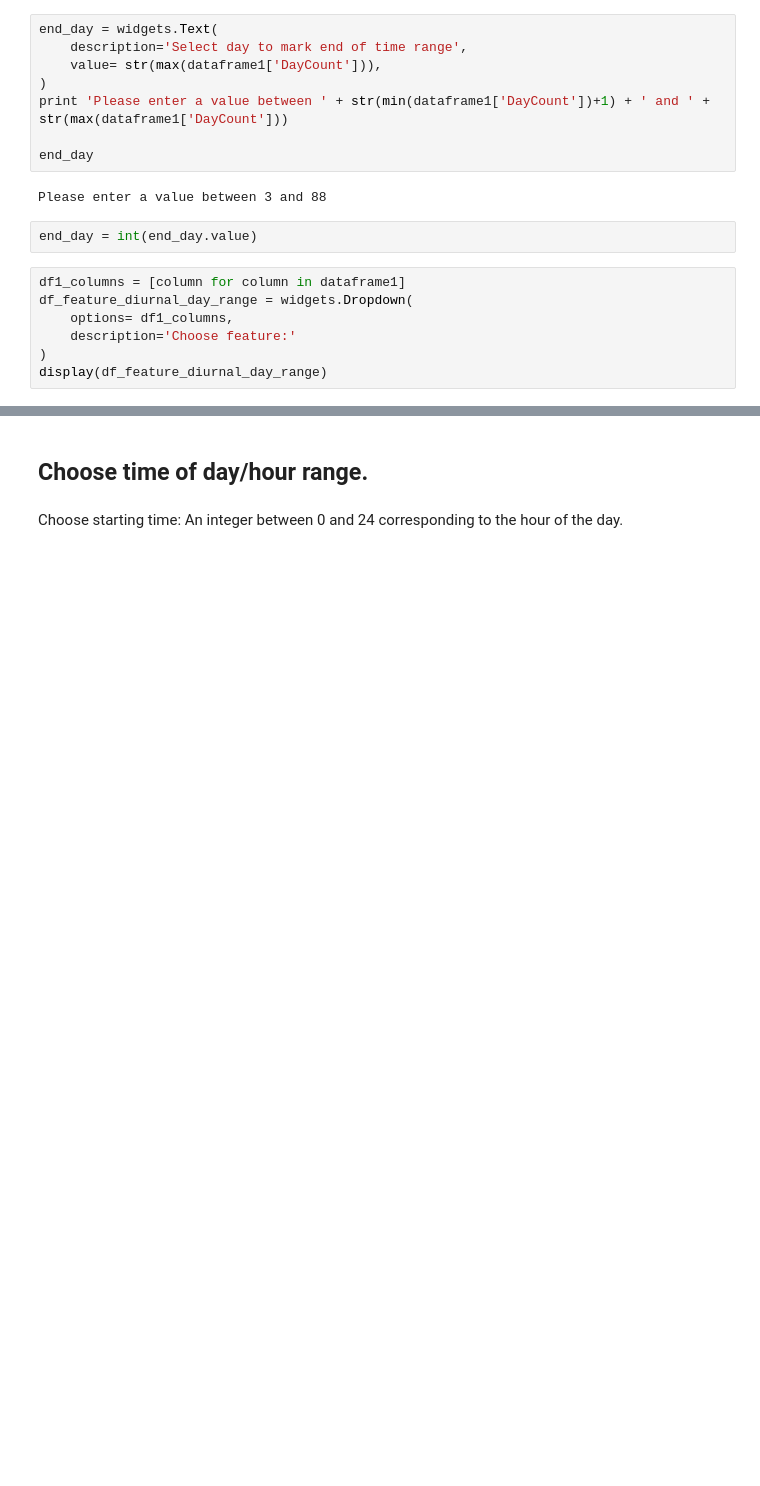
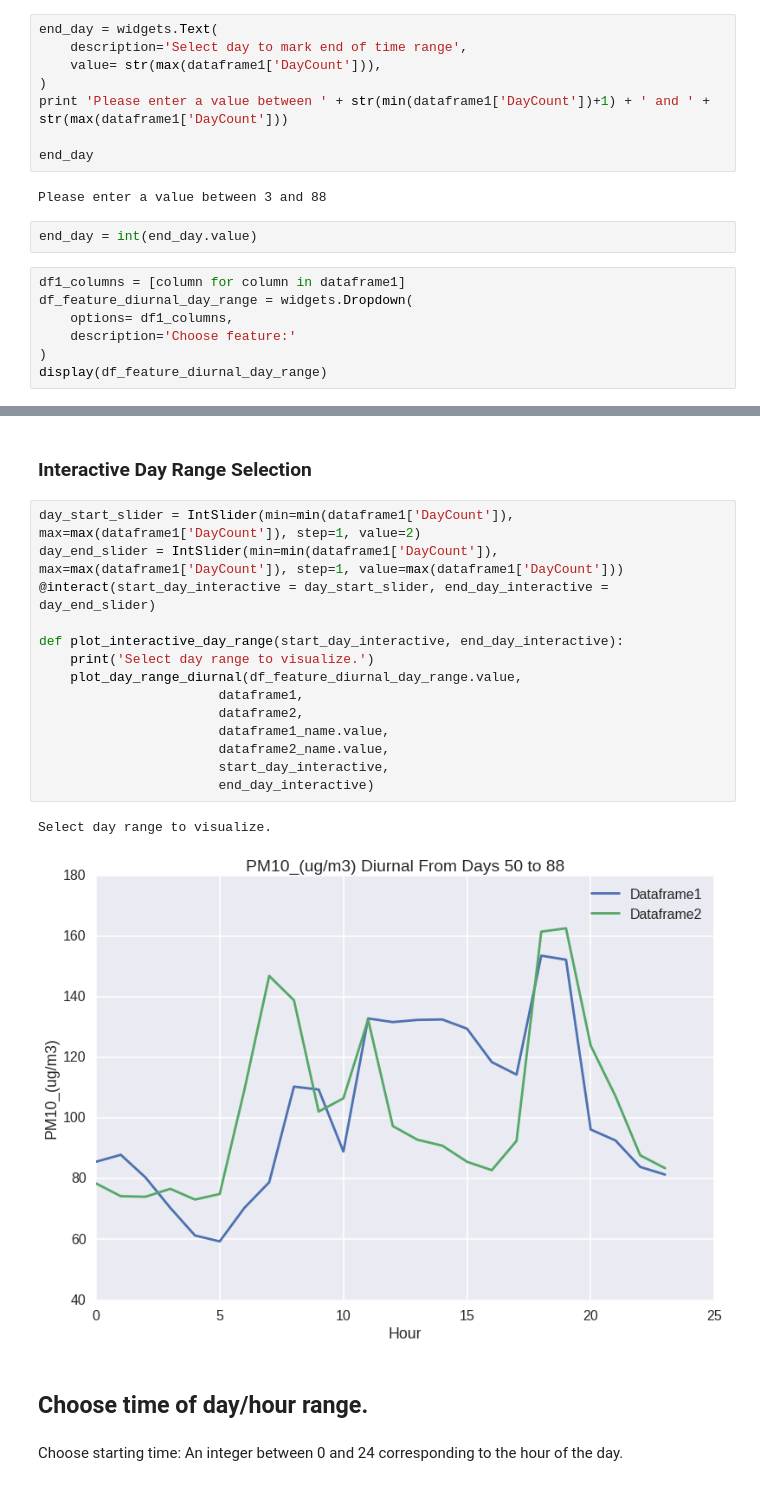
Before and after one commit to BrennaManning/KwaDela2016, a Jupyter notebook: Analysis_Suite_1.ipynb, the cells around one changed output, grey strips where cells are left out. Cells and saved outputs as stored; diff of their text form; blank space fills up the shorter version.

```diff
--- a/Analysis_Suite_1.ipynb
+++ b/Analysis_Suite_1.ipynb
@@ -530,3 +534,22 @@ Could not plot desired graph. Please try selecting a different feature.
+# %% [markdown]
+### Interactive Day Range Selection
+# %%
+day_start_slider = IntSlider(min=min(dataframe1['DayCount']), max=max(dataframe1['DayCount']), step=1, value=2)
+day_end_slider = IntSlider(min=min(dataframe1['DayCount']), max=max(dataframe1['DayCount']), step=1, value=max(dataframe1['DayCount']))
+@interact(start_day_interactive = day_start_slider, end_day_interactive = day_end_slider)
+
+def plot_interactive_day_range(start_day_interactive, end_day_interactive):
+    print('Select day range to visualize.')
+    plot_day_range_diurnal(df_feature_diurnal_day_range.value,
+                       dataframe1,
+                       dataframe2,
+                       dataframe1_name.value,
+                       dataframe2_name.value,
+                       start_day_interactive,
+                       end_day_interactive)
+# %% [output]
+Select day range to visualize.
+[figure, added]
 # %% [markdown]
 ## Choose time of day/hour range.
 # %% [markdown]
```
Also changed, not shown: parts of 23 cells of this notebook.
